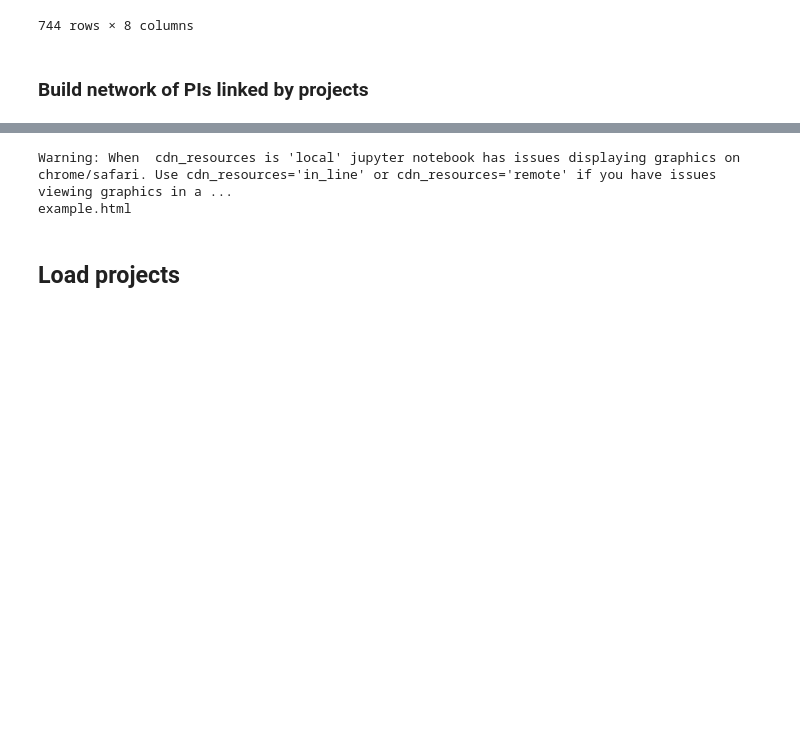
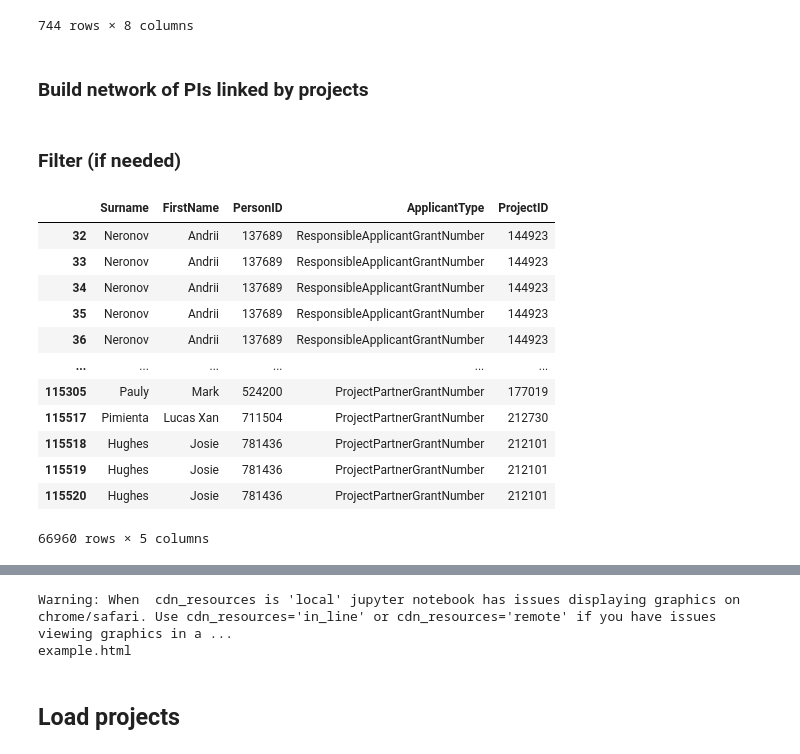
Before and after one commit to taryaksama/EPFLSciNet, a Jupyter notebook: main.ipynb, the cells around one changed output, grey strips where cells are left out. Saved outputs shown, nothing was run; the diff lists cells and outputs as text; code cells hidden in the pictures; blank space fills up the shorter version.

Commit message:
network finalized

```diff
--- a/main.ipynb
+++ b/main.ipynb
@@ -111,3 +113,25 @@ melted_df = melted_df.dropna().reset_index(drop=True)
 melted_df = melted_df.rename(columns={'PersonNumber': 'PersonID'})
 
 network_data = melted_df
+# %% [markdown]
+### Filter (if needed)
+# %%
+# 1. random sample network
+unique_elements = list(set(np.unique(network_data['PersonID'])))
+random_unique_elements = random.sample(unique_elements, round(len(unique_elements)/2))
+
+network_data = network_data[network_data['PersonID'].isin(random_unique_elements)]
+# %% [output]
+|  | Surname | FirstName | PersonID | ApplicantType | ProjectID |
+| 32 | Neronov | Andrii | 137689 | ResponsibleApplicantGrantNumber | 144923 |
+| 33 | Neronov | Andrii | 137689 | ResponsibleApplicantGrantNumber | 144923 |
+| 34 | Neronov | Andrii | 137689 | ResponsibleApplicantGrantNumber | 144923 |
+| 35 | Neronov | Andrii | 137689 | ResponsibleApplicantGrantNumber | 144923 |
+| 36 | Neronov | Andrii | 137689 | ResponsibleApplicantGrantNumber | 144923 |
+| ... | ... | ... | ... | ... | ... |
+| 115305 | Pauly | Mark | 524200 | ProjectPartnerGrantNumber | 177019 |
+| 115517 | Pimienta | Lucas Xan | 711504 | ProjectPartnerGrantNumber | 212730 |
+| 115518 | Hughes | Josie | 781436 | ProjectPartnerGrantNumber | 212101 |
+| 115519 | Hughes | Josie | 781436 | ProjectPartnerGrantNumber | 212101 |
+| 115520 | Hughes | Josie | 781436 | ProjectPartnerGrantNumber | 212101 |
+66960 rows × 5 columns
```
Also changed, not shown: parts of 4 cells of this notebook, 1 other file.
